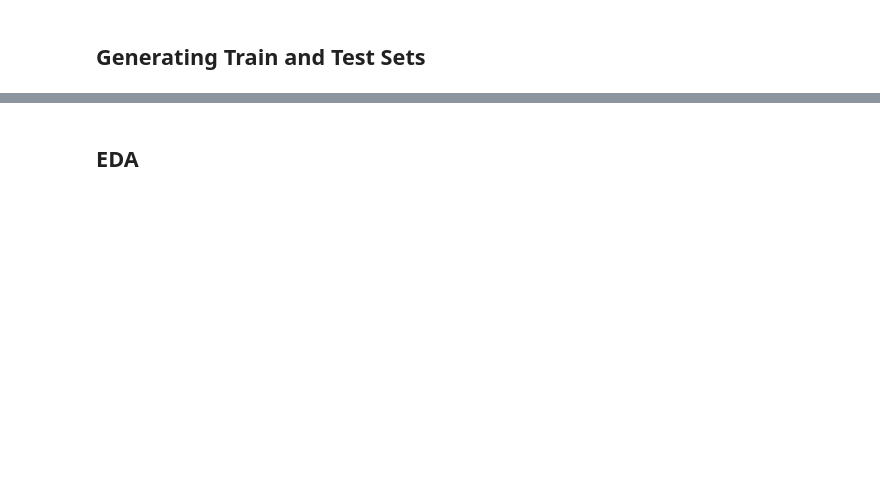
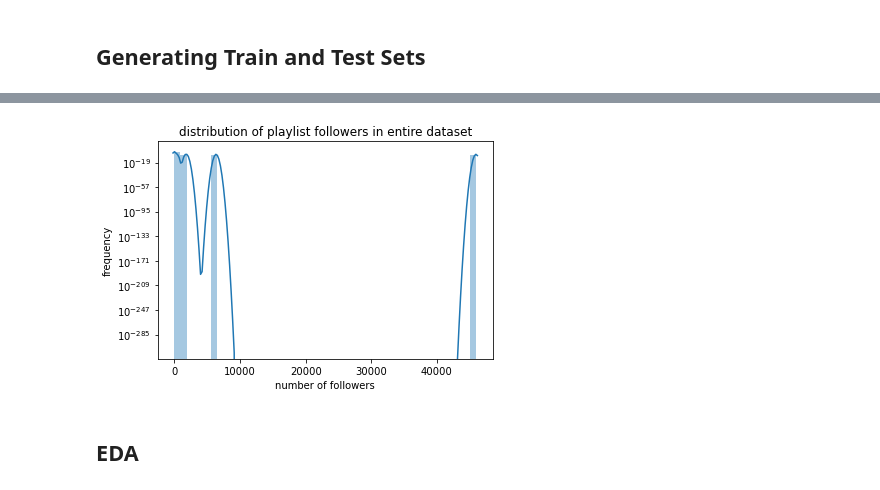
Before and after one commit to danielagarcia319/cs109a-final-project, a Jupyter notebook: Milestone 2.ipynb, the cells around one changed output, grey strips where cells are left out. Drawn from its saved outputs; the diff is of its cells as text; code cells hidden in the pictures; blank space fills up the shorter version.

```diff
--- a/Milestone 2.ipynb
+++ b/Milestone 2.ipynb
@@ -154,2 +224,11 @@ X_train, X_test, y_train, y_test = train_test_split(X_data, y_data, train_size =
+# %%
+sns.distplot(y_data)
+plt.yscale("log")
+plt.title("distribution of playlist followers in entire dataset")
+plt.xlabel("number of followers")
+plt.ylabel("frequency")
+plt.show()
+# %% [output]
+[figure, added]
 # %% [markdown]
 ## EDA
```
Also changed, not shown: parts of 5 cells of this notebook.
